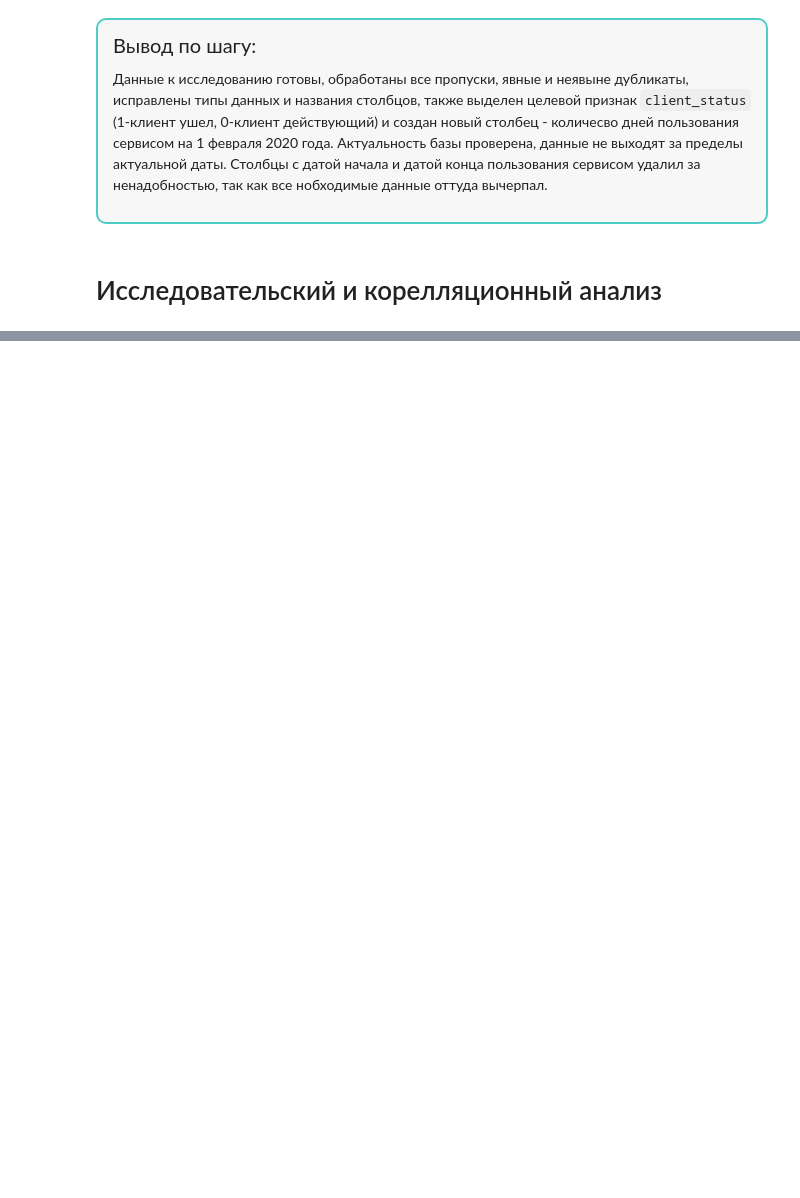
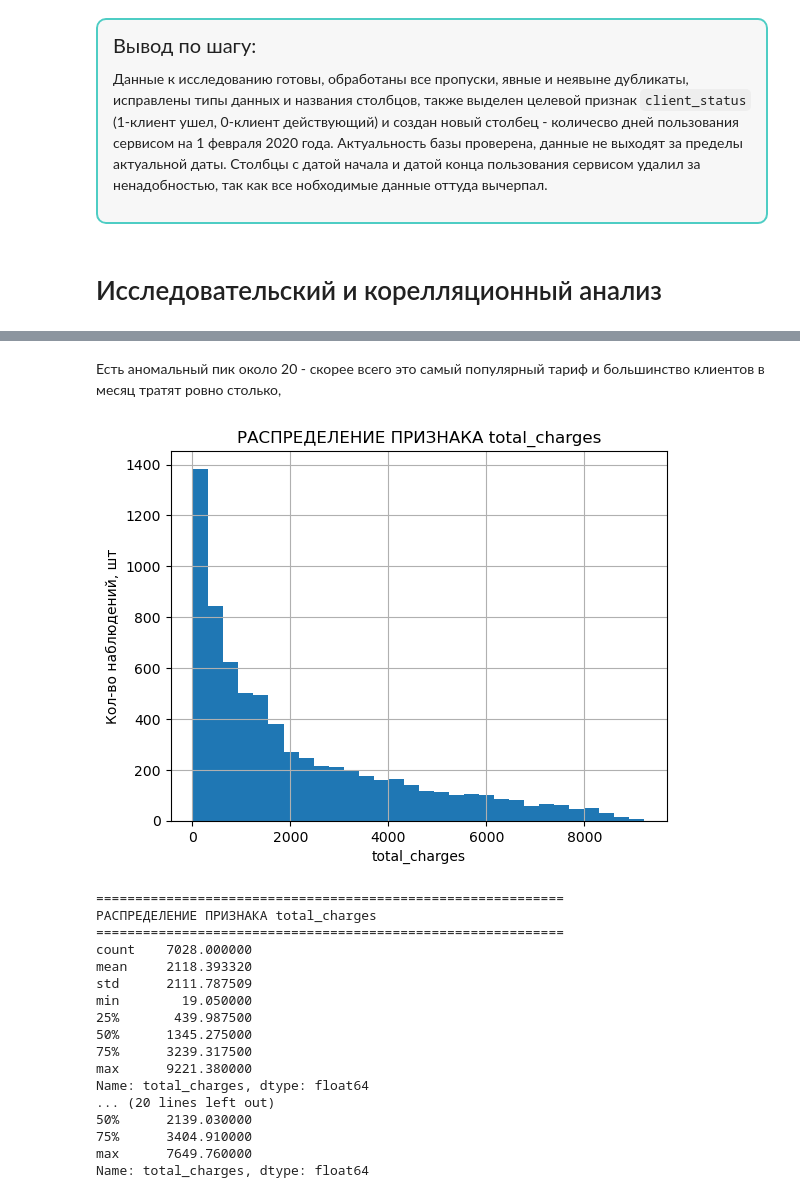
Before and after one commit to arsye001/telecom, a Jupyter notebook: te.ipynb, the cells around one changed output, grey strips where cells are left out. Cells and saved outputs as stored; diff of their text form; code cells hidden in the pictures; blank space fills up the shorter version.

```diff
--- a/te.ipynb
+++ b/te.ipynb
@@ -658,0 +890,23 @@ memory usage: 1.3+ MB
+# %% [markdown]
+Есть аномальный пик около 20 - скорее всего это самый популярный тариф и большинство клиентов в месяц тратят ровно столько,
+# %%
+num_col_analys('total_charges')
+# %% [output]
+[figure, added]
+============================================================
+РАСПРЕДЕЛЕНИЕ ПРИЗНАКА total_charges
+============================================================
+count    7028.000000
+mean     2118.393320
+std      2111.787509
+min        19.050000
+25%       439.987500
+50%      1345.275000
+75%      3239.317500
+max      9221.380000
+Name: total_charges, dtype: float64
+... (20 lines left out)
+50%      2139.030000
+75%      3404.910000
+max      7649.760000
+Name: total_charges, dtype: float64
```
Also changed, not shown: parts of 16 cells of this notebook.
